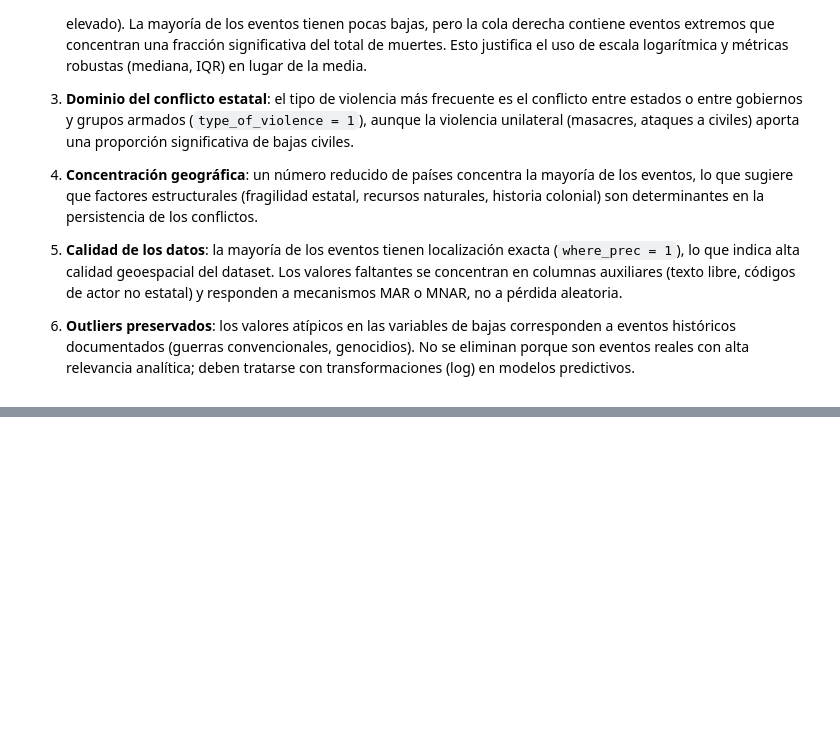
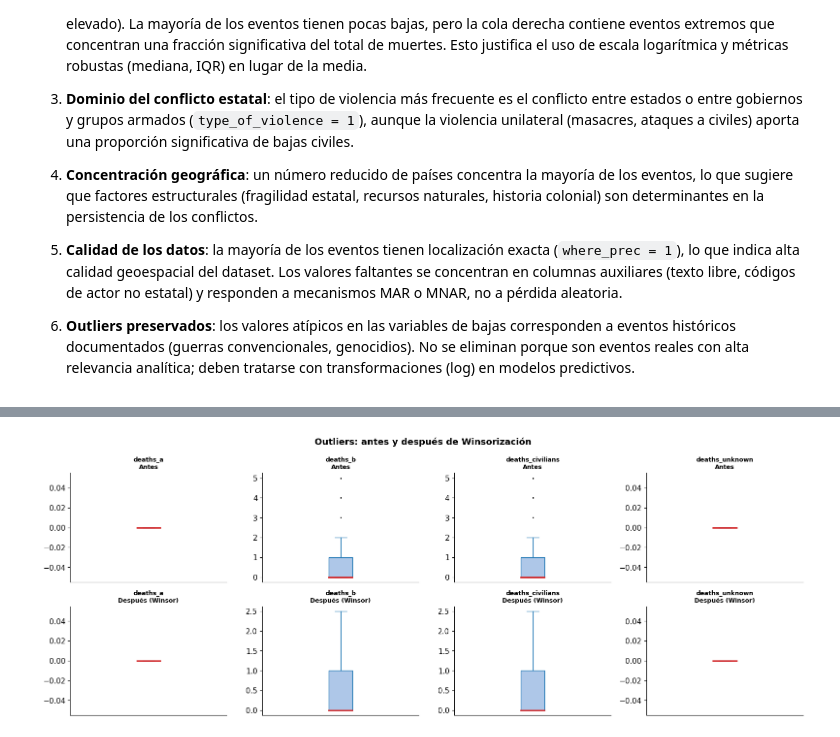
Before and after one commit to santiagoruizvt/AdD-Grupo-8-UCDP-GED, a Jupyter notebook: Grupo8-UCDP-GED.ipynb, the cells around one changed output, grey strips where cells are left out. Cells and saved outputs as stored; diff of their text form; code cells hidden in the pictures; blank space fills up the shorter version.

Commit message:
se plantea el ML problem y se realiza preprocesamiento y limpieza del dataset

```diff
--- a/Grupo8-UCDP-GED.ipynb
+++ b/Grupo8-UCDP-GED.ipynb
@@ -849,0 +1032,20 @@ A partir del análisis exploratorio se pueden extraer las siguientes conclusione
+# %%
+from sklearn.impute import SimpleImputer
+
+num_cols = X_train.select_dtypes(include=[np.number]).columns.tolist()
+cat_cols = X_train.select_dtypes(exclude=[np.number]).columns.tolist()
+
+# Imputación numérica
+imp_num = SimpleImputer(strategy='median')
+X_train[num_cols] = imp_num.fit_transform(X_train[num_cols])
+X_test[num_cols]  = imp_num.transform(X_test[num_cols])
+
+# Imputación categórica (si hubiera quedado alguna)
+if cat_cols:
+    imp_cat = SimpleImputer(strategy='most_frequent')
+    X_train[cat_cols] = imp_cat.fit_transform(X_train[cat_cols])
+    X_test[cat_cols]  = imp_cat.transform(X_test[cat_cols])
+
+remaining_na_train = X_train.isnull().sum().sum()
+remaining_na_test  = X_test.isnull().sum().sum()
+print(f"Valores faltantes restantes — Train: {remaining_na_train} | Test: {remaining_na_test}")
@@ -849,0 +1090,37 @@ A partir del análisis exploratorio se pueden extraer las siguientes conclusione
+# %%
+# ─────────────────────────────────────────────
+# Visualización: antes vs después (boxplots)
+# ─────────────────────────────────────────────
+show_cols = WINSOR_COLS[:4] if len(WINSOR_COLS) >= 4 else WINSOR_COLS
+
+# Reconstruir valores pre-winsor desde el dataset original para comparar
+pre_winsor = {
+    col: data[col].dropna().clip(
+        lower=None,
+        upper=data[col].quantile(0.75) + 4 * (data[col].quantile(0.75) - data[col].quantile(0.25))
+    )
+    for col in show_cols if col in data.columns
+}
+
+fig, axes = plt.subplots(2, len(show_cols), figsize=(4*len(show_cols), 6))
+
+for j, col in enumerate(show_cols):
+    for row, (vals, title) in enumerate([
+        (pre_winsor.get(col, pd.Series([])), 'Antes'),
+        (X_train[col],                       'Después (Winsor)')
+    ]):
+        ax = axes[row][j]
+        ax.boxplot(vals.dropna(), vert=True, patch_artist=True,
+                   boxprops=dict(facecolor='#aec7e8', color='#1f77b4'),
+                   medianprops=dict(color='#d62728', linewidth=2),
+                   flierprops=dict(marker='.', color='#888', markersize=2, alpha=0.3),
+                   whiskerprops=dict(color='#1f77b4'),
+                   capprops=dict(color='#1f77b4'))
+        ax.set_title(f"{col}\n{title}", fontsize=9)
+        ax.set_xticks([])
+
+plt.suptitle("Outliers: antes y después de Winsorización", fontweight='bold')
+plt.tight_layout()
+plt.show()
+# %% [output]
+[figure, added]
```
Also changed, not shown: parts of 15 cells of this notebook.
